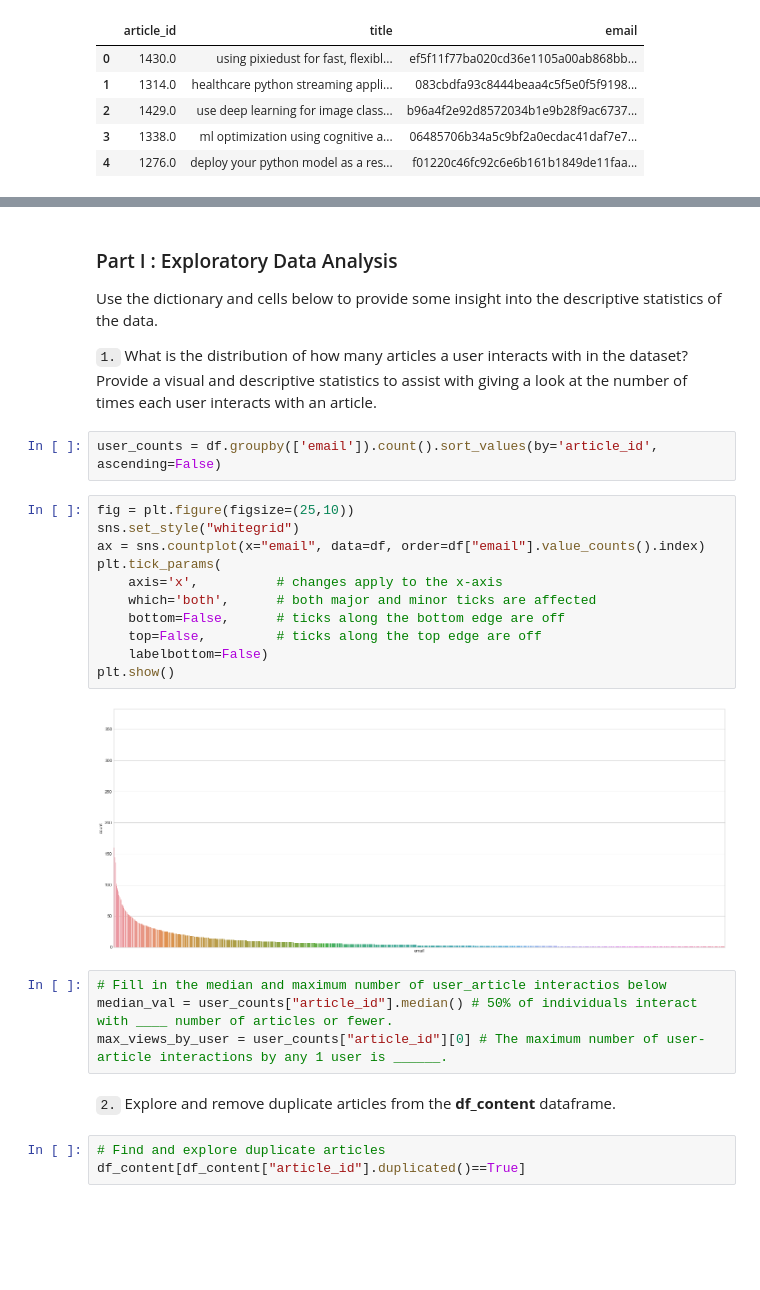
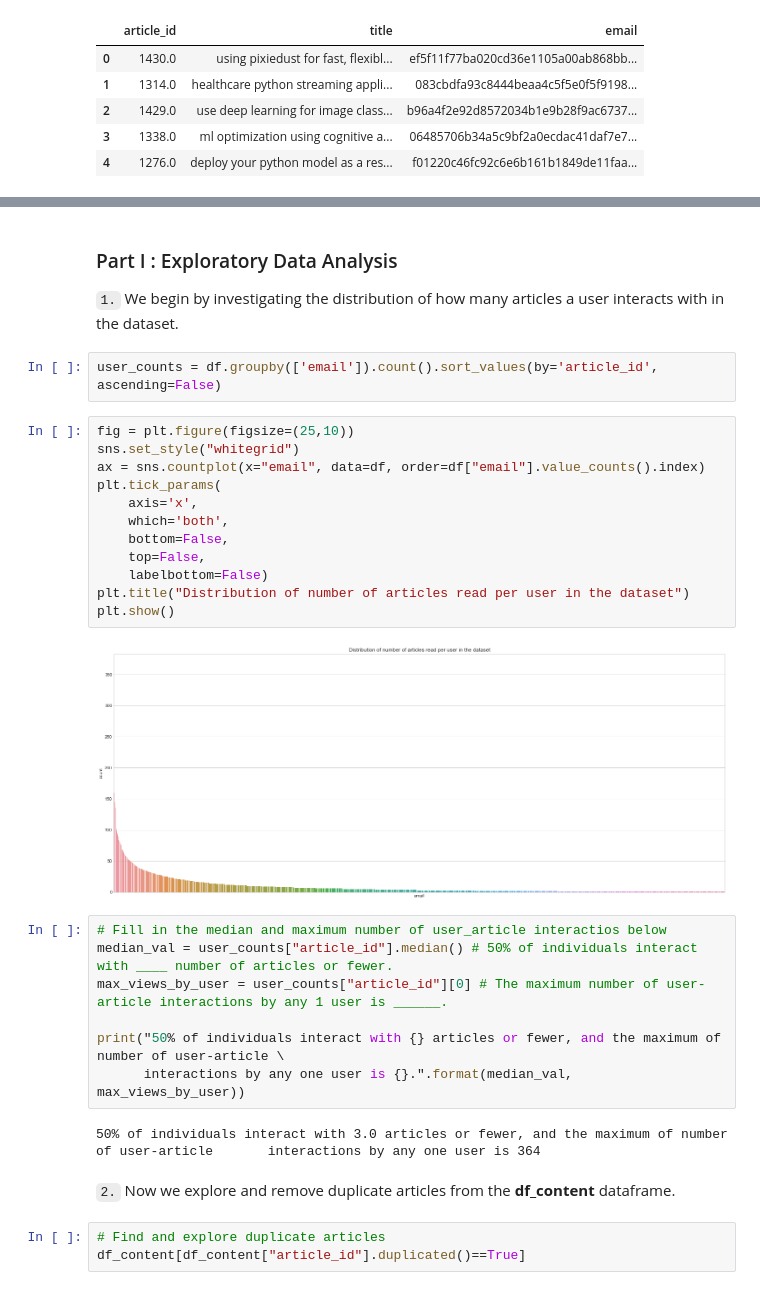
Before and after one commit to tbemsi/RecommendationSystems, a Jupyter notebook: Recommendations_with_IBM.ipynb, the cells around one changed output, grey strips where cells are left out. Saved outputs shown, nothing was run; the diff lists cells and outputs as text; blank space fills up the shorter version.

```diff
--- a/Recommendations_with_IBM.ipynb
+++ b/Recommendations_with_IBM.ipynb
@@ -56,30 +49,35 @@ df_content.head()
 # %% [markdown]
 ### <a class="anchor" id="Exploratory-Data-Analysis">Part I : Exploratory Data Analysis</a>
 
-Use the dictionary and cells below to provide some insight into the descriptive statistics of the data.
 
-`1.` What is the distribution of how many articles a user interacts with in the dataset?  Provide a visual and descriptive statistics to assist with giving a look at the number of times each user interacts with an article.
+`1.` We begin by investigating the distribution of how many articles a user interacts with in the dataset.
 # %%
 user_counts = df.groupby(['email']).count().sort_values(by='article_id', ascending=False)
 # %%
 fig = plt.figure(figsize=(25,10))
 sns.set_style("whitegrid")
 ax = sns.countplot(x="email", data=df, order=df["email"].value_counts().index)
 plt.tick_params(
-    axis='x',          # changes apply to the x-axis
-    which='both',      # both major and minor ticks are affected
-    bottom=False,      # ticks along the bottom edge are off
-    top=False,         # ticks along the top edge are off
+    axis='x',
+    which='both',
+    bottom=False,
+    top=False,
     labelbottom=False)
+plt.title("Distribution of number of articles read per user in the dataset")
 plt.show()
 # %% [output]
-[figure, old version]
+[figure, new version]
 # %%
 # Fill in the median and maximum number of user_article interactios below
 median_val = user_counts["article_id"].median() # 50% of individuals interact with ____ number of articles or fewer.
 max_views_by_user = user_counts["article_id"][0] # The maximum number of user-article interactions by any 1 user is ______.
+
+print("50% of individuals interact with {} articles or fewer, and the maximum of number of user-article \
+      interactions by any one user is {}.".format(median_val, max_views_by_user))
+# %% [output]
+50% of individuals interact with 3.0 articles or fewer, and the maximum of number of user-article       interactions by any one user is 364
 # %% [markdown]
-`2.` Explore and remove duplicate articles from the **df_content** dataframe.
+`2.` Now we explore and remove duplicate articles from the **df_content** dataframe.
 # %%
 # Find and explore duplicate articles
 df_content[df_content["article_id"].duplicated()==True]
```
Also changed, not shown: parts of 34 cells of this notebook.
